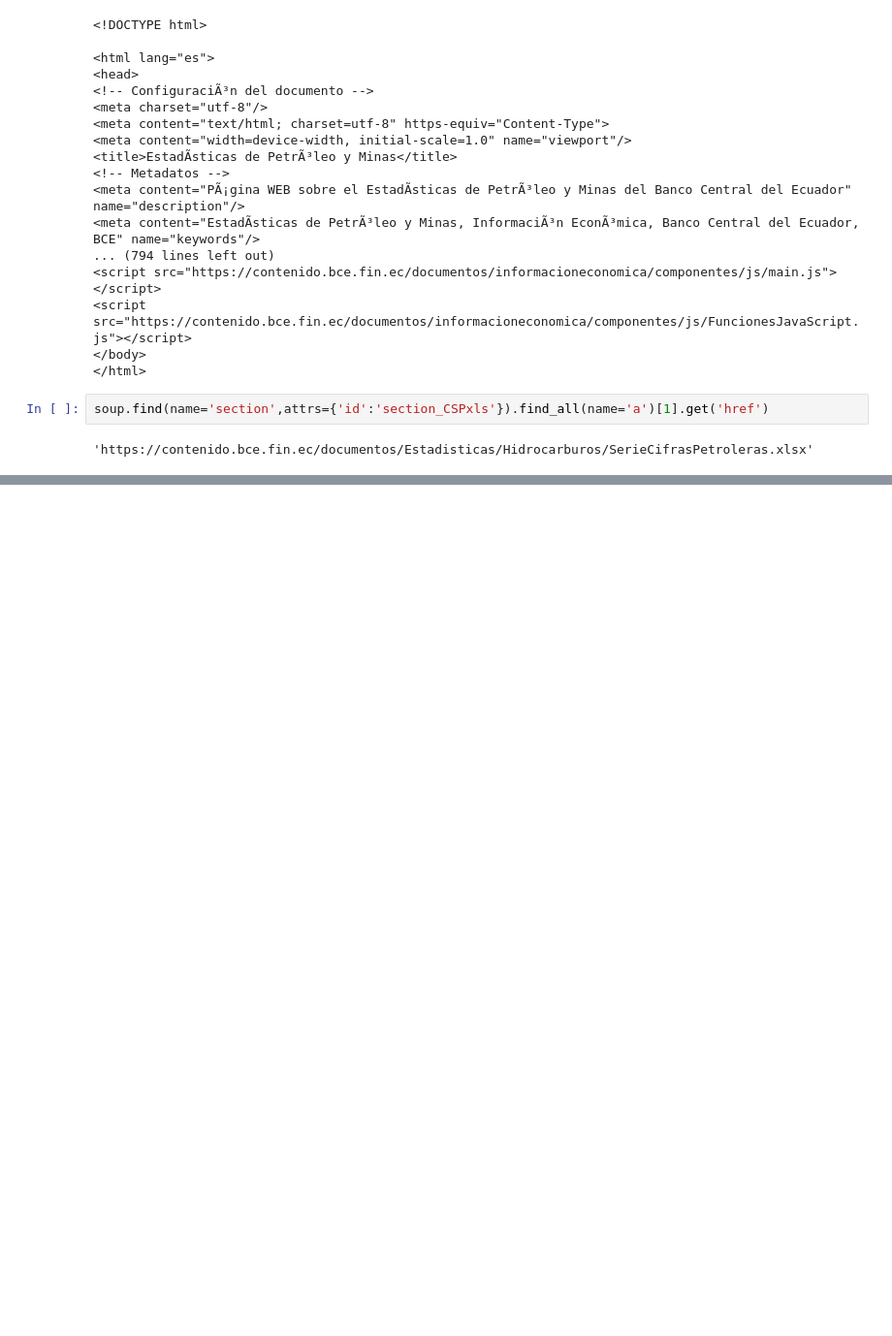
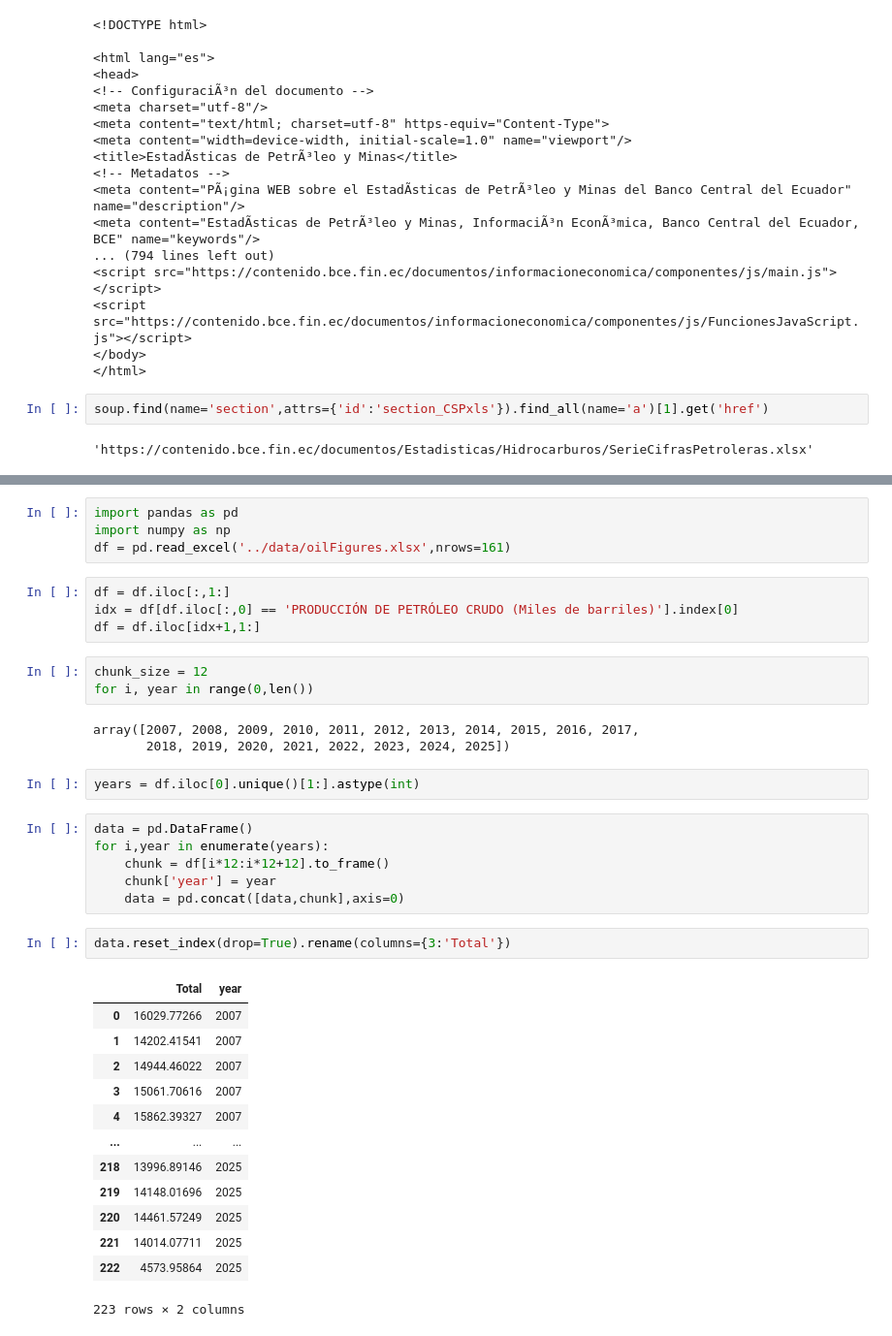
Before and after one commit to SalazarV4/oil-optimization, a Jupyter notebook: notebooks/data_collection.ipynb, the cells around one changed output, grey strips where cells are left out. Shown at 97% size. Cells and saved outputs as stored; diff of their text form; blank space fills up the shorter version.

```diff
--- a/notebooks/data_collection.ipynb
+++ b/notebooks/data_collection.ipynb
@@ -134,0 +144,38 @@ soup.find(name='section',attrs={'id':'section_CSPxls'}).find_all(name='a')[1].ge
+# %%
+import pandas as pd
+import numpy as np
+df = pd.read_excel('../data/oilFigures.xlsx',nrows=161)
+# %%
+df = df.iloc[:,1:]
+idx = df[df.iloc[:,0] == 'PRODUCCIÓN DE PETRÓLEO CRUDO (Miles de barriles)'].index[0]
+df = df.iloc[idx+1,1:]
+# %%
+chunk_size = 12
+for i, year in range(0,len())
+# %% [output]
+array([2007, 2008, 2009, 2010, 2011, 2012, 2013, 2014, 2015, 2016, 2017,
+       2018, 2019, 2020, 2021, 2022, 2023, 2024, 2025])
+# %%
+years = df.iloc[0].unique()[1:].astype(int)
+# %%
+data = pd.DataFrame()
+for i,year in enumerate(years):
+    chunk = df[i*12:i*12+12].to_frame()
+    chunk['year'] = year
+    data = pd.concat([data,chunk],axis=0)
+# %%
+data.reset_index(drop=True).rename(columns={3:'Total'})
+# %% [output]
+|  | Total | year |
+| 0 | 16029.77266 | 2007 |
+| 1 | 14202.41541 | 2007 |
+| 2 | 14944.46022 | 2007 |
+| 3 | 15061.70616 | 2007 |
+| 4 | 15862.39327 | 2007 |
+| ... | ... | ... |
+| 218 | 13996.89146 | 2025 |
+| 219 | 14148.01696 | 2025 |
+| 220 | 14461.57249 | 2025 |
+| 221 | 14014.07711 | 2025 |
+| 222 | 4573.95864 | 2025 |
+223 rows × 2 columns
```
Also changed, not shown: parts of 10 cells of this notebook, 5 other files.
